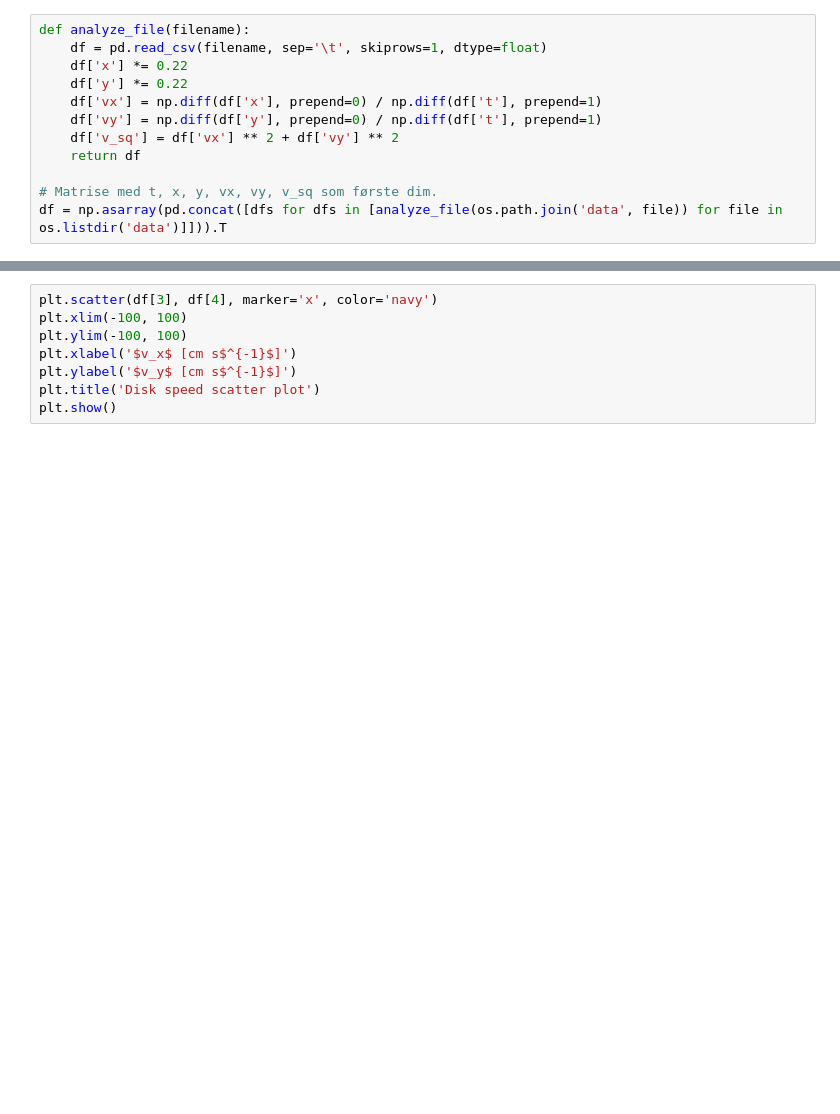
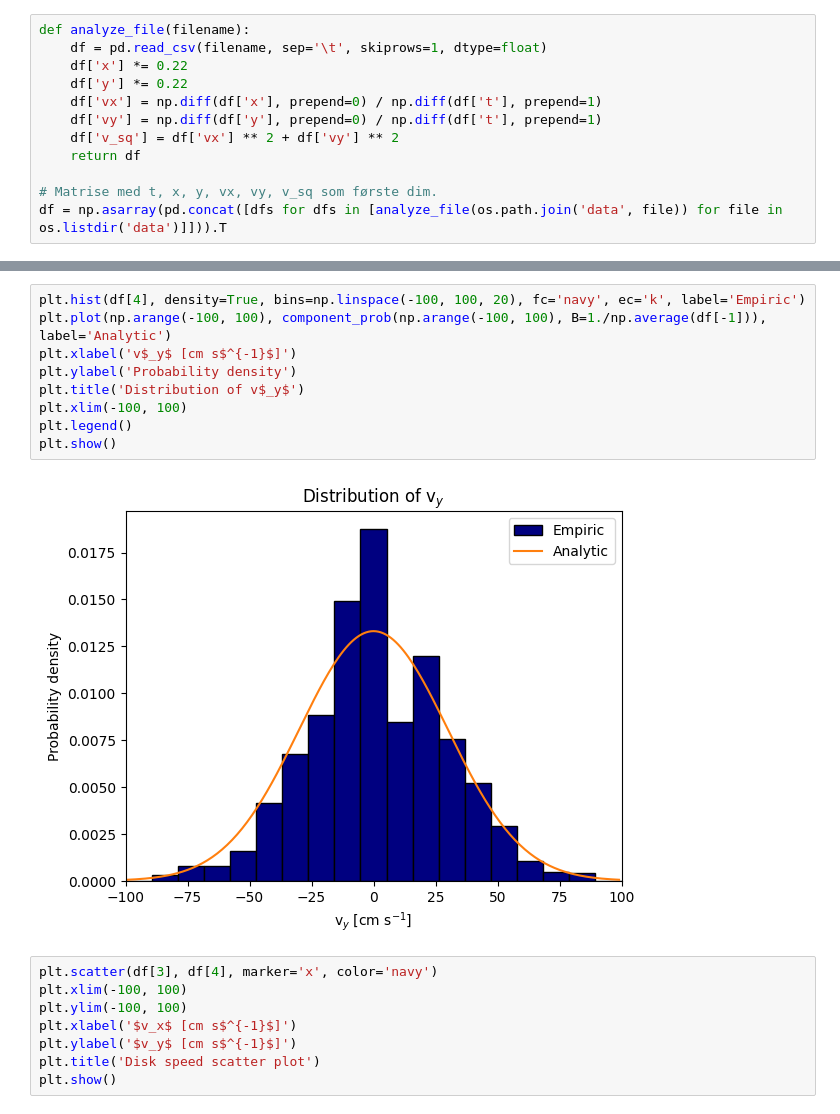
Before and after one commit to willidu/TFY4165, a Jupyter notebook: numeric2/numeric2.ipynb, the cells around one changed output, grey strips where cells are left out. Cells and saved outputs as stored; diff of their text form; blank space fills up the shorter version.

```diff
--- a/numeric2/numeric2.ipynb
+++ b/numeric2/numeric2.ipynb
@@ -43,3 +57,14 @@ plt.show()
+# %%
+plt.hist(df[4], density=True, bins=np.linspace(-100, 100, 20), fc='navy', ec='k', label='Empiric')
+plt.plot(np.arange(-100, 100), component_prob(np.arange(-100, 100), B=1./np.average(df[-1])), label='Analytic')
+plt.xlabel('v$_y$ [cm s$^{-1}$]')
+plt.ylabel('Probability density')
+plt.title('Distribution of v$_y$')
+plt.xlim(-100, 100)
+plt.legend()
+plt.show()
+# %% [output]
+[figure, added]
 # %%
 plt.scatter(df[3], df[4], marker='x', color='navy')
 plt.xlim(-100, 100)
```
Also changed, not shown: parts of 9 cells of this notebook.
